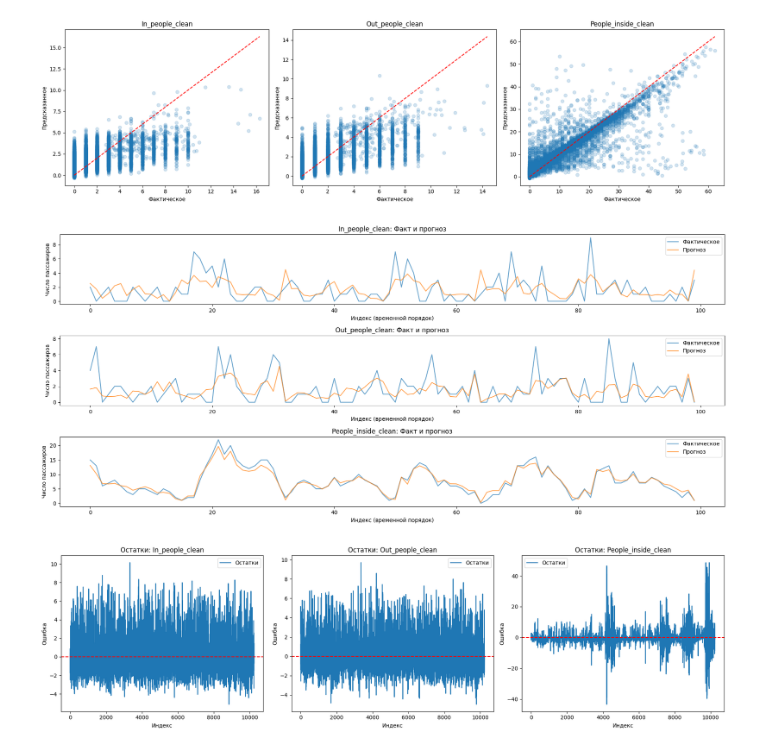
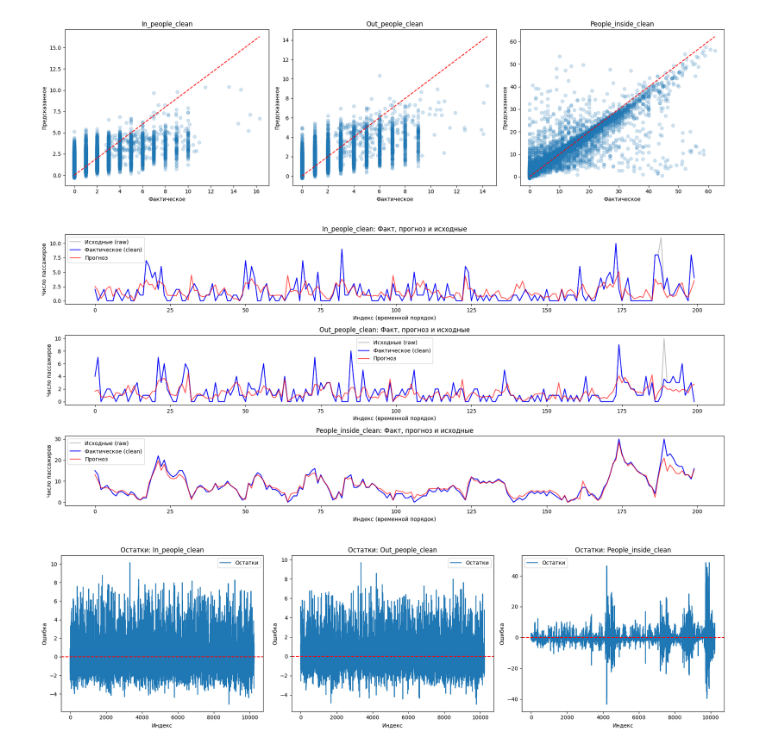
Before and after one commit to ivanring25/university-transport-data-analysis, a Jupyter notebook: data_work.ipynb, the cells around one changed output. Cells and saved outputs as stored; diff of their text form; code cells hidden in the pictures.

```diff
--- a/data_work.ipynb
+++ b/data_work.ipynb
@@ -681,20 +681,27 @@ plt.tight_layout()
 plt.show()
 # %% [output]
 [figure]
+# %%
+target = ['In_people_clean', 'Out_people_clean', 'People_inside_clean']
+target_raw = ['In_people', 'Out_people', 'People_inside']
 # %%
 plt.figure(figsize=(18, 8))
-for i, col in enumerate(target):
+for i, (col_clean, col_raw) in enumerate(zip(target, target_raw)):
     plt.subplot(3, 1, i+1)
-    plt.plot(y_test[col][:100].values, label='Фактическое', alpha=0.7)
-    plt.plot(y_pred[:100, i], label='Прогноз', alpha=0.7)
-    plt.title(f'{col}: Факт и прогноз')
+    # Исходные данные (до очистки)
+    plt.plot(df_route.iloc[y_test.index][col_raw][:200].values, label='Исходные (raw)', color='gray', alpha=0.5)
+    # Фактические очищенные значения
+    plt.plot(y_test[col_clean][:200].values, label='Фактическое (clean)', color='blue')
+    # Прогноз модели
+    plt.plot(y_pred[:200, i], label='Прогноз', color='red', alpha=0.7)
+    plt.title(f'{col_clean}: Факт, прогноз и исходные')
     plt.xlabel('Индекс (временной порядок)')
     plt.ylabel('Число пассажиров')
     plt.legend()
 plt.tight_layout()
 plt.show()
 # %% [output]
-[figure, old version]
+[figure, new version]
 # %%
 plt.figure(figsize=(18, 5))
 for i, col in enumerate(target):
```
Also changed, not shown: parts of 4 cells of this notebook.
